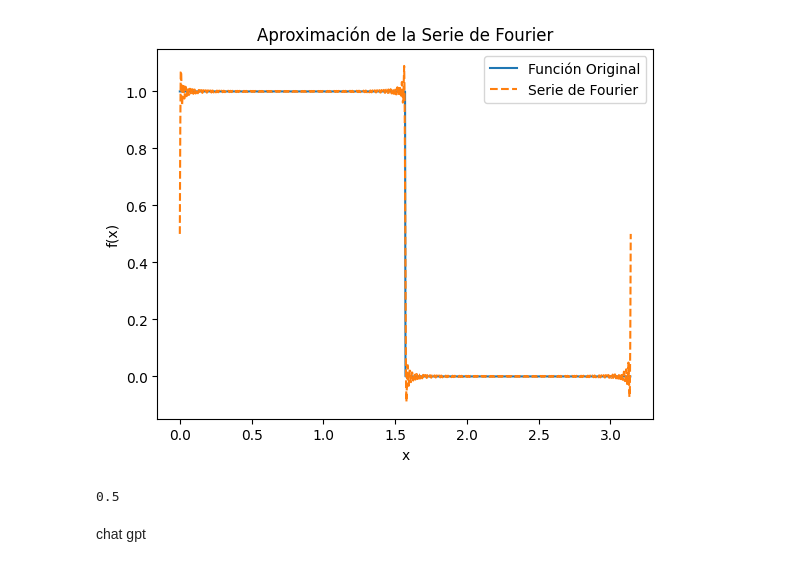
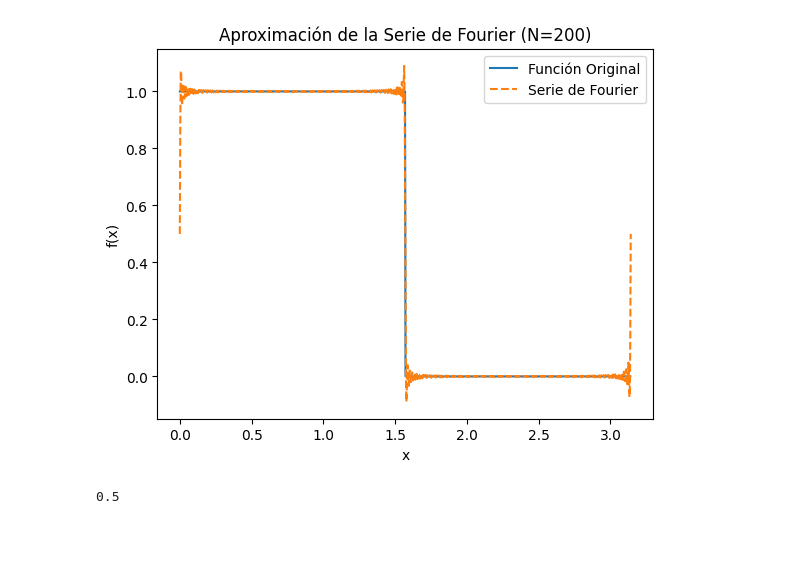
Before and after one commit to TomasMastantuono/Matem-tica-4, a Jupyter notebook: Series_de_Fourier.ipynb, the cells around one changed output. Cells and saved outputs as stored; diff of their text form; code cells hidden in the pictures; blank space fills up the shorter version.

```diff
--- a/Series_de_Fourier.ipynb
+++ b/Series_de_Fourier.ipynb
@@ -25,35 +25,33 @@ def a_n(n, a, b, f):
 def b_n(n, a, b, f):
     result = (1 - (-1)**n)/(n*np.pi)
     return result
 
 # Calcular los coeficientes a_0, a_n y b_n
 a0 = 1/2
 a_coeffs = [a_n(n, a, b, f) for n in range(1, N + 1)]
 b_coeffs = [b_n(n, a, b, f) for n in range(1, N + 1)]
 
 # Función para calcular la serie de Fourier
 def fourier_series(x, a0, a_coeffs, b_coeffs, a, b):
     result = a0
     for n in range(1, len(a_coeffs) + 1):
         result += (a_coeffs[n-1] * np.cos(n * np.pi * x / L)) + (b_coeffs[n-1] * np.sin(n * np.pi * x / L))
     return result
 
 # Generar puntos para graficar la función original y la serie de Fourier
 x_vals = np.linspace(a, b, 1000)
 f_vals = [f(x) for x in x_vals]
 fourier_vals = [fourier_series(x, a0, a_coeffs, b_coeffs, a, b) for x in x_vals]
 
 # Graficar la función original y la serie de Fourier
 plt.plot(x_vals, f_vals, label='Función Original')
 plt.plot(x_vals, fourier_vals, label='Serie de Fourier', linestyle='--')
 plt.legend()
 plt.xlabel('x')
 plt.ylabel('f(x)')
-plt.title('Aproximación de la Serie de Fourier')
+plt.title(f'Aproximación de la Serie de Fourier (N={N})')
 plt.show()
 print(a0)
 # %% [output]
-[figure, old version]
+[figure, new version]
 0.5
-# %% [markdown]
-chat gpt
```
